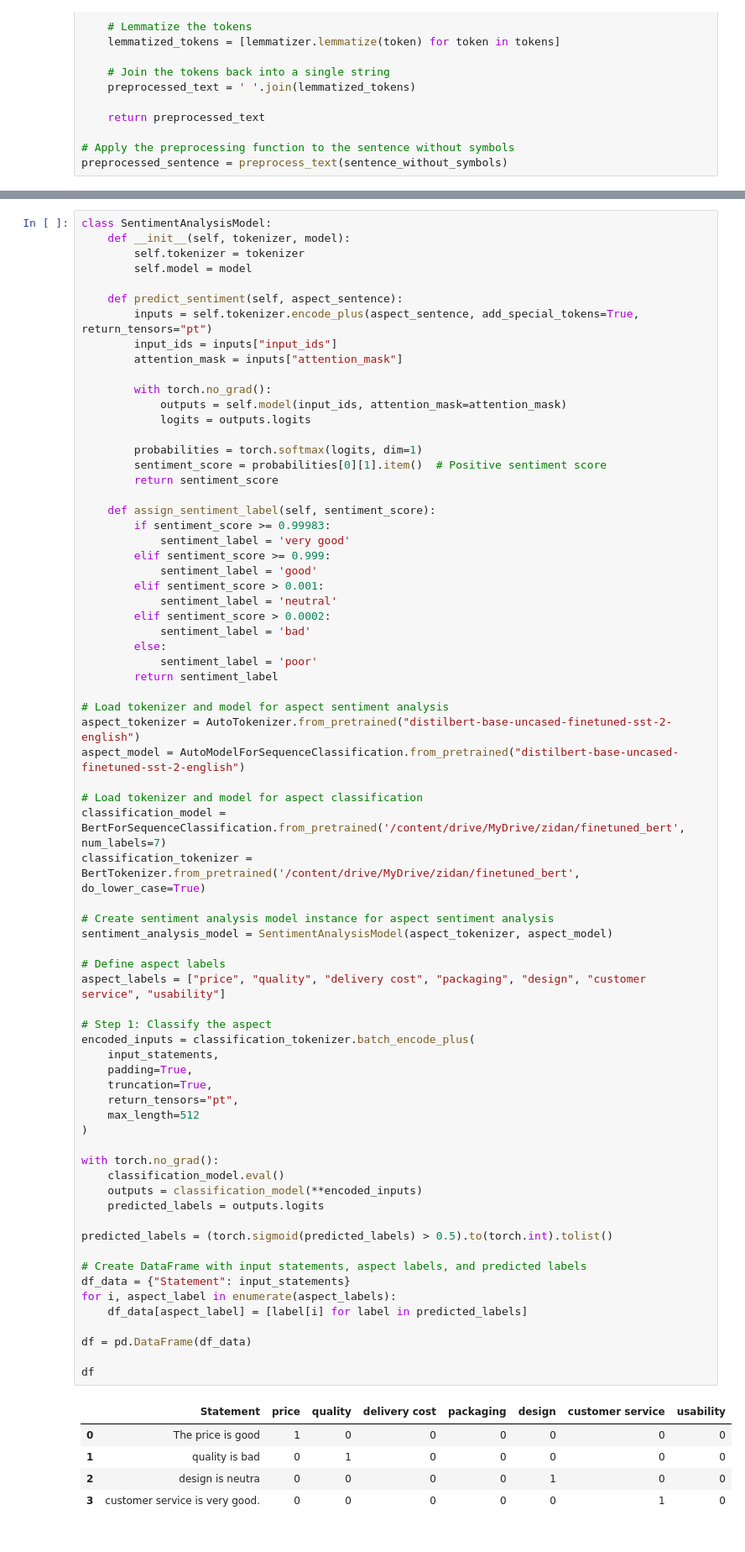
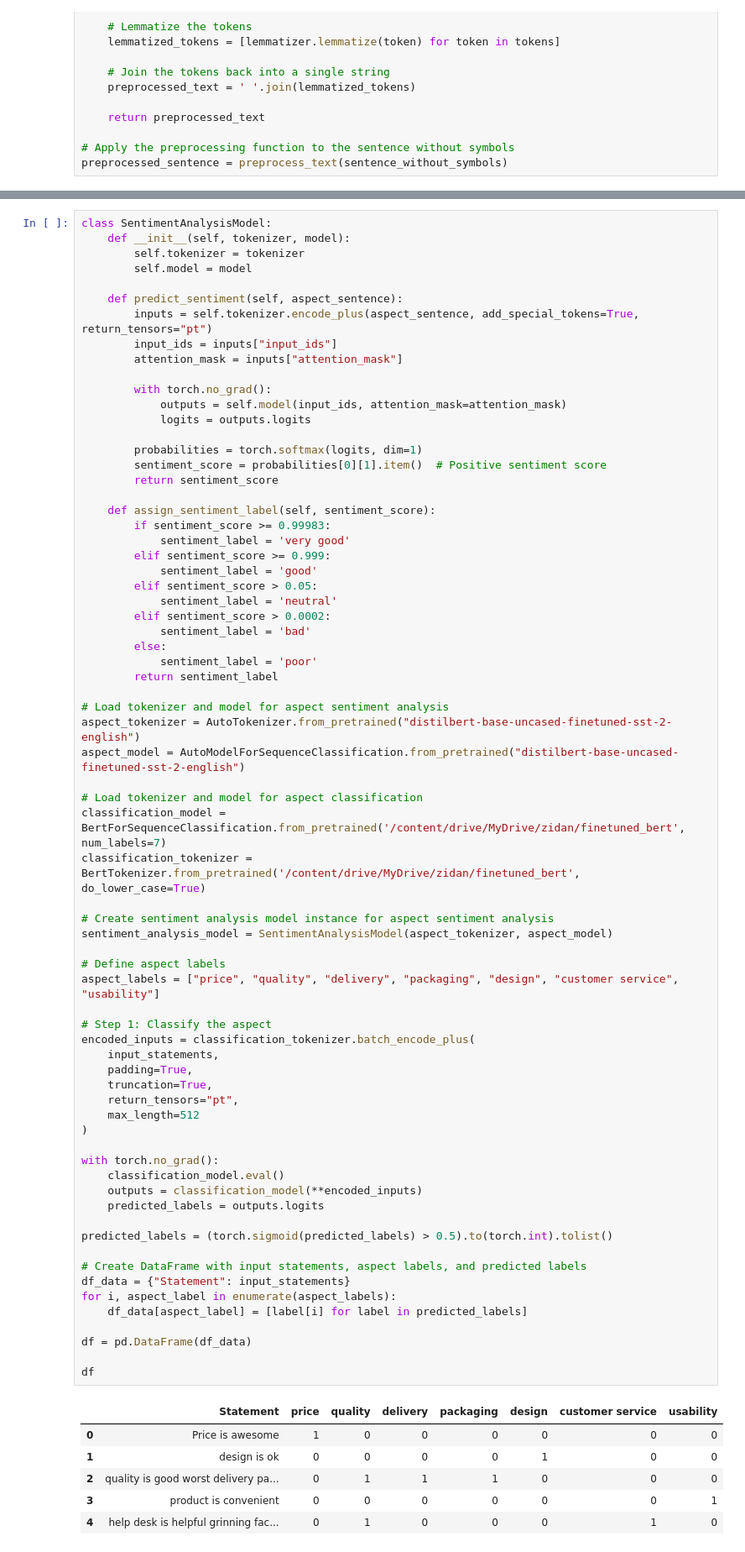
Before and after one commit to shidan619/FYP, a Jupyter notebook: Testing_project.ipynb, the cells around one changed output, grey strips where cells are left out. Shown at 84% size. Saved outputs shown, nothing was run; the diff lists cells and outputs as text.

```diff
--- a/Testing_project.ipynb
+++ b/Testing_project.ipynb
@@ -225,7 +225,7 @@ class SentimentAnalysisModel:
             sentiment_label = 'very good'
         elif sentiment_score >= 0.999:
             sentiment_label = 'good'
-        elif sentiment_score > 0.001:
+        elif sentiment_score > 0.05:
             sentiment_label = 'neutral'
         elif sentiment_score > 0.0002:
             sentiment_label = 'bad'
@@ -244,39 +244,40 @@ classification_tokenizer = BertTokenizer.from_pretrained('/content/drive/MyDrive
 # Create sentiment analysis model instance for aspect sentiment analysis
 sentiment_analysis_model = SentimentAnalysisModel(aspect_tokenizer, aspect_model)
 
 # Define aspect labels
-aspect_labels = ["price", "quality", "delivery cost", "packaging", "design", "customer service", "usability"]
+aspect_labels = ["price", "quality", "delivery", "packaging", "design", "customer service", "usability"]
 
 # Step 1: Classify the aspect
 encoded_inputs = classification_tokenizer.batch_encode_plus(
     input_statements,
     padding=True,
     truncation=True,
     return_tensors="pt",
     max_length=512
 )
 
 with torch.no_grad():
     classification_model.eval()
     outputs = classification_model(**encoded_inputs)
     predicted_labels = outputs.logits
 
 predicted_labels = (torch.sigmoid(predicted_labels) > 0.5).to(torch.int).tolist()
 
 # Create DataFrame with input statements, aspect labels, and predicted labels
 df_data = {"Statement": input_statements}
 for i, aspect_label in enumerate(aspect_labels):
     df_data[aspect_label] = [label[i] for label in predicted_labels]
 
 df = pd.DataFrame(df_data)
 
 df
 # %% [output]
-|  | Statement | price | quality | delivery cost | packaging | design | customer service | usability |
-| 0 | The price is good | 1 | 0 | 0 | 0 | 0 | 0 | 0 |
-| 1 | quality is bad | 0 | 1 | 0 | 0 | 0 | 0 | 0 |
-| 2 | design is neutra | 0 | 0 | 0 | 0 | 1 | 0 | 0 |
-| 3 | customer service is very good. | 0 | 0 | 0 | 0 | 0 | 1 | 0 |
+|  | Statement | price | quality | delivery | packaging | design | customer service | usability |
+| 0 | Price is awesome | 1 | 0 | 0 | 0 | 0 | 0 | 0 |
+| 1 | design is ok | 0 | 0 | 0 | 0 | 1 | 0 | 0 |
+| 2 | quality is good worst delivery pa... | 0 | 1 | 1 | 1 | 0 | 0 | 0 |
+| 3 | product is convenient | 0 | 0 | 0 | 0 | 0 | 0 | 1 |
+| 4 | help desk is helpful grinning fac... | 0 | 1 | 0 | 0 | 0 | 1 | 0 |
 # %%
 # Step 2: Perform sentiment analysis for each aspect
 aspect_sentiment_labels = {}
```
Also changed, not shown: parts of 7 cells of this notebook.
